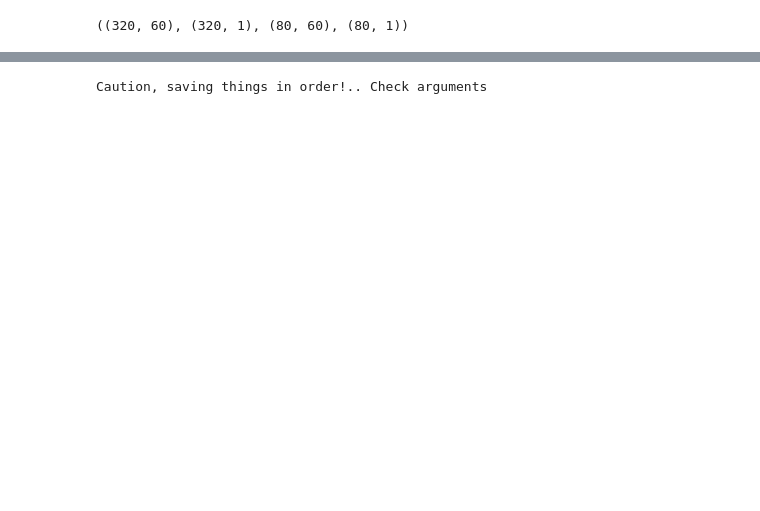
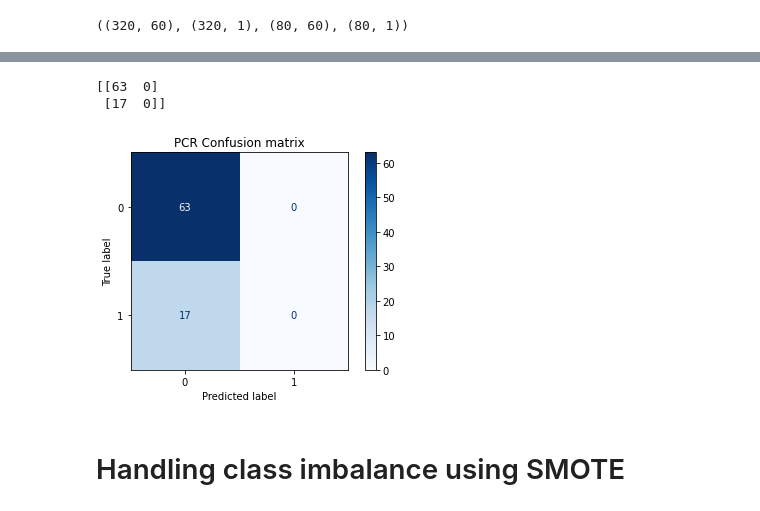
Before and after one commit to artemi8/ml-project-2, a Jupyter notebook: sudarsaan/data_proc_v2.ipynb, the cells around one changed output, grey strips where cells are left out. Cells and saved outputs as stored; diff of their text form; code cells hidden in the pictures; blank space fills up the shorter version.

```diff
--- a/sudarsaan/data_proc_v2.ipynb
+++ b/sudarsaan/data_proc_v2.ipynb
@@ -234,0 +237,9 @@ from utils.general_utils import save_model
+# %%
+class1_mask = trainY == 1
+sample_weights = np.zeros_like(trainY)
+sample_weights[:,:] = 0.3
+sample_weights[class1_mask] = 0.7
+# %%
+_, class_counts = np.unique(trainY, return_counts=True)
+class_weights = {0: 1.0, 1: len(trainY) / (2 * class_counts[1])}
+class_weights
@@ -235,5 +248,5 @@ from utils.general_utils import save_model
 # %%
-regressor = RandomForestRegressor(random_state=0, verbose=1)
+classifier = RandomForestClassifier(random_state=0, verbose=0, class_weight=class_weights) #class_weight='balanced'
 # %%
-regressor.fit(trainX, trainY.ravel())
+classifier.fit(trainX, trainY.ravel(), sample_weight=sample_weights.ravel())
 # %% [output]
@@ -301,8 +280,19 @@ def load_dataset(path):
-# %%
-save_normalizer('baseline_model/normalizer/', scalerTrainX, scalerTrainY)
-save_dataset(xTrain=trainX, yTrain=trainY, xTest=testX, yTest=testY, path='baseline_model/dataset/')
-save_model(model=regressor, save_path='baseline_model/model/', name="randomforest")
-# %% [output]
-Caution, saving things in order!.. Check arguments
 # %%
-# Make sure not changing the oridinal feature, binary feature
+disp = ConfusionMatrixDisplay.from_estimator(
+        classifier,
+        testX,
+        testY,
+        display_labels=['0','1'],
+        cmap=plt.cm.Blues,
+        normalize=None)
+
+disp.ax_.set_title("PCR Confusion matrix")
+print(disp.confusion_matrix)
+
+plt.show()
+# %% [output]
+[[63  0]
+ [17  0]]
+[figure, added]
+# %% [markdown]
+# Handling class imbalance using SMOTE
```
Also changed, not shown: parts of 81 cells of this notebook, 4 other files.
